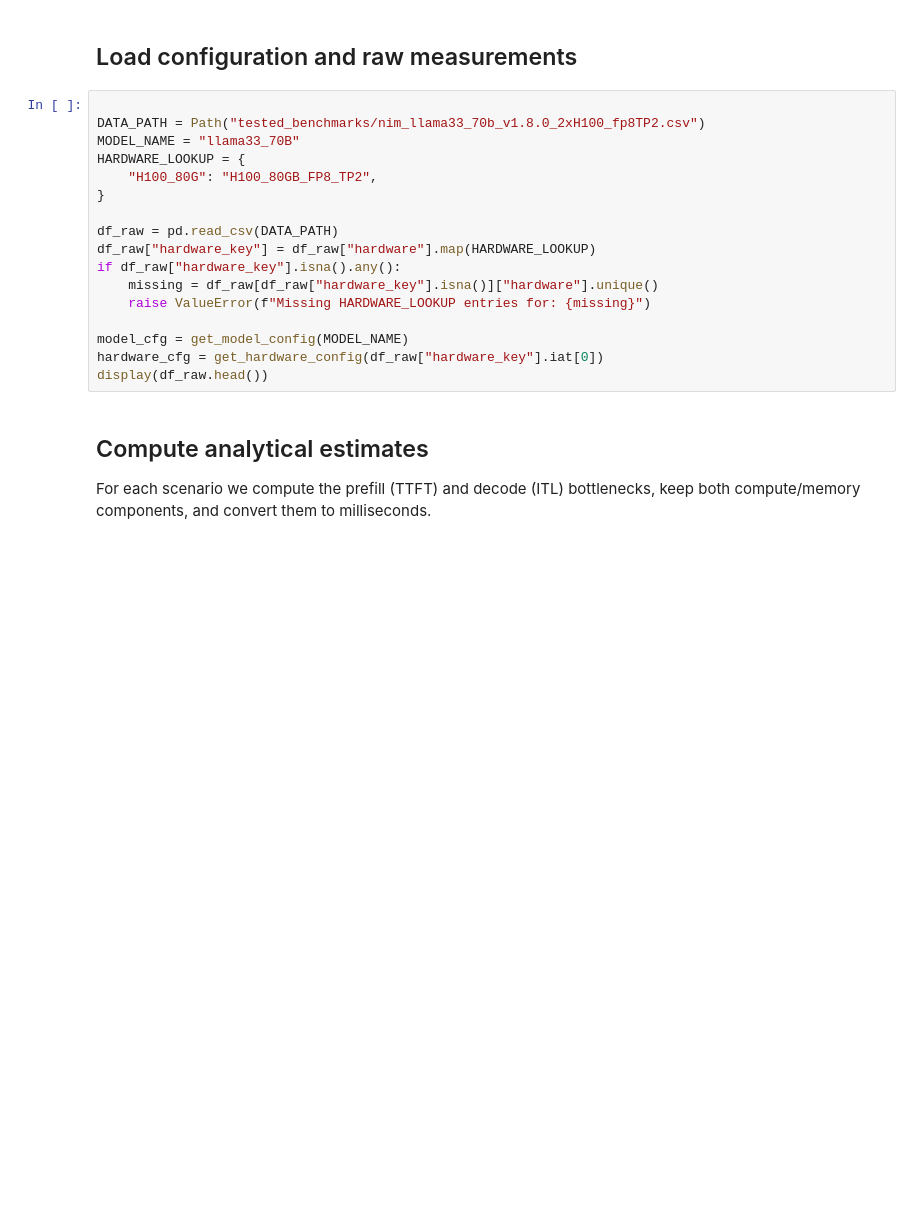
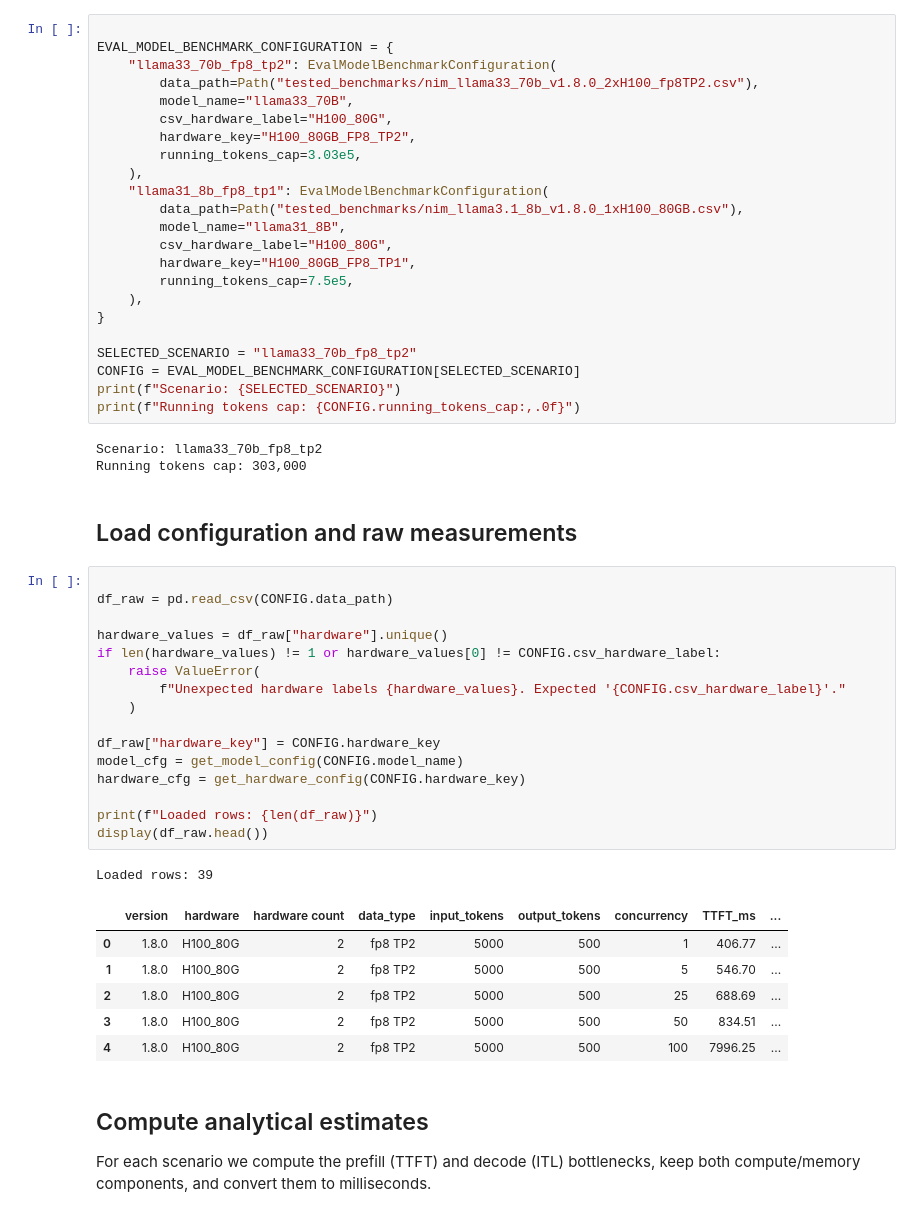
Before and after one commit to zivbeker42/llm-guesstimator, a Jupyter notebook: benchmark_validation.ipynb, the cells around one changed output. Cells and saved outputs as stored; diff of their text form; blank space fills up the shorter version.

```diff
--- a/benchmark_validation.ipynb
+++ b/benchmark_validation.ipynb
@@ -23,20 +35,53 @@ pd.options.display.max_columns = 20
+# %%
+
+EVAL_MODEL_BENCHMARK_CONFIGURATION = {
+    "llama33_70b_fp8_tp2": EvalModelBenchmarkConfiguration(
+        data_path=Path("tested_benchmarks/nim_llama33_70b_v1.8.0_2xH100_fp8TP2.csv"),
+        model_name="llama33_70B",
+        csv_hardware_label="H100_80G",
+        hardware_key="H100_80GB_FP8_TP2",
+        running_tokens_cap=3.03e5,
+    ),
+    "llama31_8b_fp8_tp1": EvalModelBenchmarkConfiguration(
+        data_path=Path("tested_benchmarks/nim_llama3.1_8b_v1.8.0_1xH100_80GB.csv"),
+        model_name="llama31_8B",
+        csv_hardware_label="H100_80G",
+        hardware_key="H100_80GB_FP8_TP1",
+        running_tokens_cap=7.5e5,
+    ),
+}
+
+SELECTED_SCENARIO = "llama33_70b_fp8_tp2"
+CONFIG = EVAL_MODEL_BENCHMARK_CONFIGURATION[SELECTED_SCENARIO]
+print(f"Scenario: {SELECTED_SCENARIO}")
+print(f"Running tokens cap: {CONFIG.running_tokens_cap:,.0f}")
+# %% [output]
+Scenario: llama33_70b_fp8_tp2
+Running tokens cap: 303,000
 # %% [markdown]
 ## Load configuration and raw measurements
-# %%
-
-DATA_PATH = Path("tested_benchmarks/nim_llama33_70b_v1.8.0_2xH100_fp8TP2.csv")
-MODEL_NAME = "llama33_70B"
-HARDWARE_LOOKUP = {
-    "H100_80G": "H100_80GB_FP8_TP2",
-}
-
-df_raw = pd.read_csv(DATA_PATH)
-df_raw["hardware_key"] = df_raw["hardware"].map(HARDWARE_LOOKUP)
-if df_raw["hardware_key"].isna().any():
-    missing = df_raw[df_raw["hardware_key"].isna()]["hardware"].unique()
-    raise ValueError(f"Missing HARDWARE_LOOKUP entries for: {missing}")
-
-model_cfg = get_model_config(MODEL_NAME)
-hardware_cfg = get_hardware_config(df_raw["hardware_key"].iat[0])
-display(df_raw.head())
+# %%
+
+df_raw = pd.read_csv(CONFIG.data_path)
+
+hardware_values = df_raw["hardware"].unique()
+if len(hardware_values) != 1 or hardware_values[0] != CONFIG.csv_hardware_label:
+    raise ValueError(
+        f"Unexpected hardware labels {hardware_values}. Expected '{CONFIG.csv_hardware_label}'."
+    )
+
+df_raw["hardware_key"] = CONFIG.hardware_key
+model_cfg = get_model_config(CONFIG.model_name)
+hardware_cfg = get_hardware_config(CONFIG.hardware_key)
+
+print(f"Loaded rows: {len(df_raw)}")
+display(df_raw.head())
+# %% [output]
+Loaded rows: 39
+|  | version | hardware | hardware count | data_type | input_tokens | output_tokens | concurrency | TTFT_ms | ... |
+| 0 | 1.8.0 | H100_80G | 2 | fp8 TP2 | 5000 | 500 | 1 | 406.77 | ... |
+| 1 | 1.8.0 | H100_80G | 2 | fp8 TP2 | 5000 | 500 | 5 | 546.70 | ... |
+| 2 | 1.8.0 | H100_80G | 2 | fp8 TP2 | 5000 | 500 | 25 | 688.69 | ... |
+| 3 | 1.8.0 | H100_80G | 2 | fp8 TP2 | 5000 | 500 | 50 | 834.51 | ... |
+| 4 | 1.8.0 | H100_80G | 2 | fp8 TP2 | 5000 | 500 | 100 | 7996.25 | ... |
 # %% [markdown]
```
Also changed, not shown: parts of 9 cells of this notebook, 4 other files.
